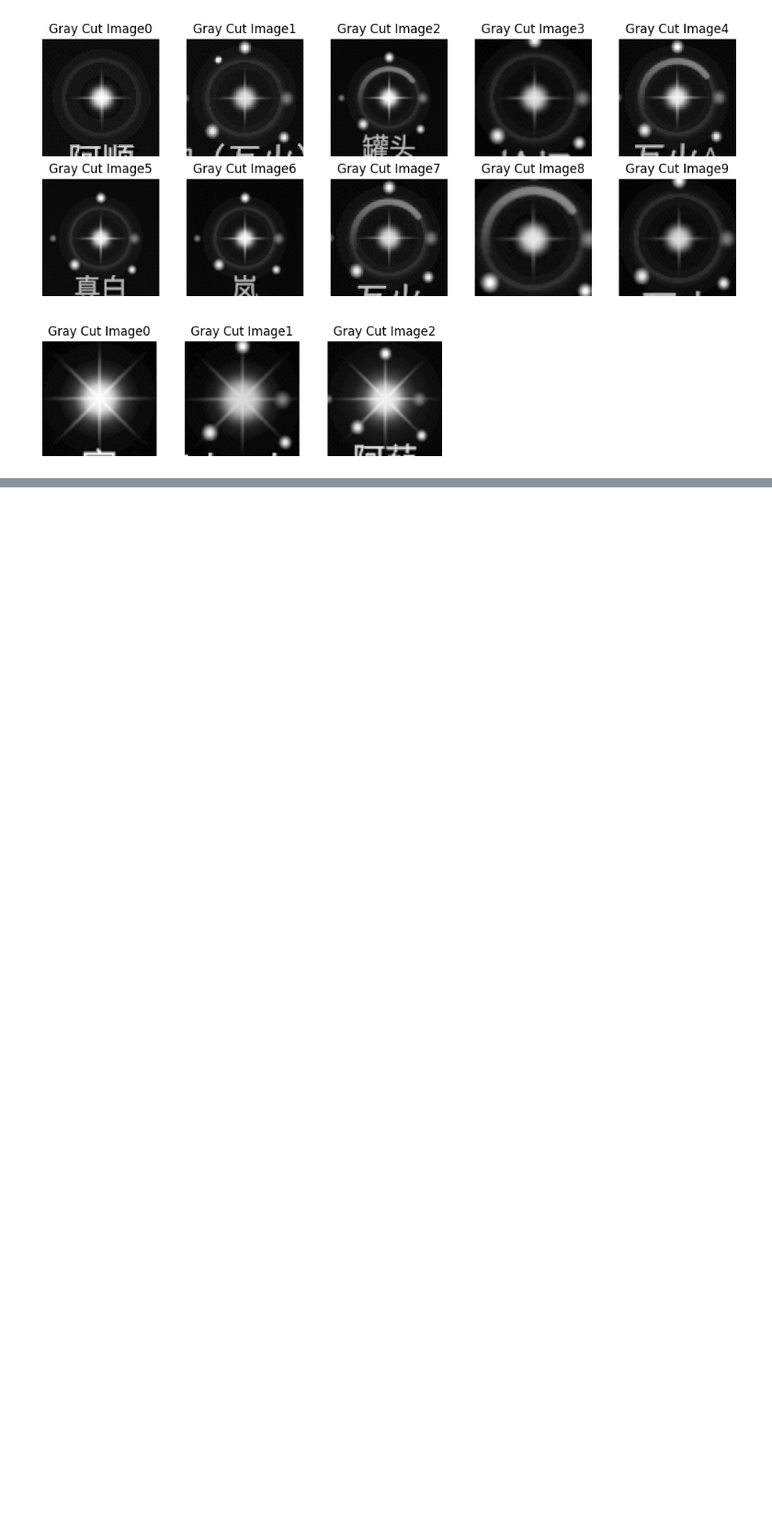
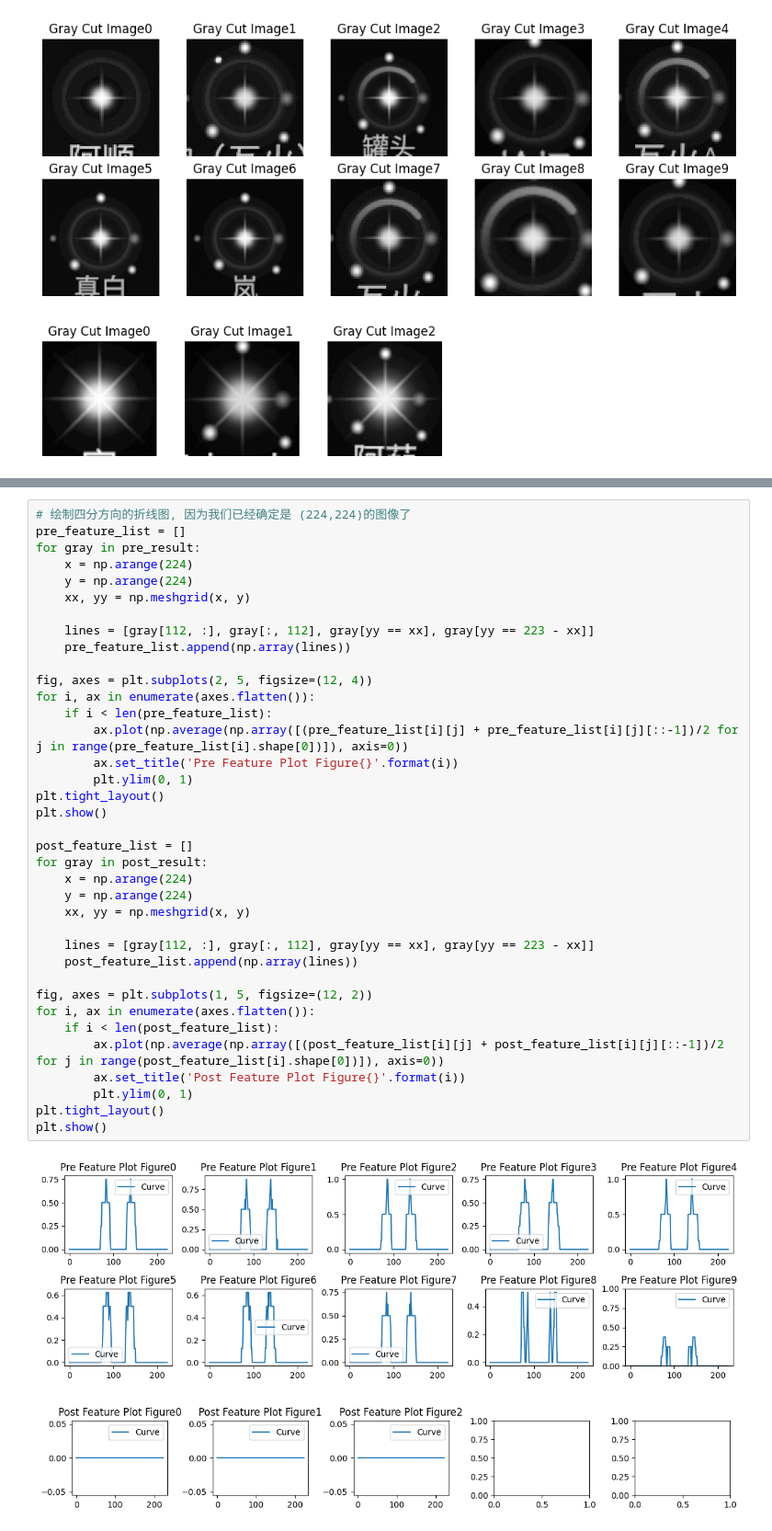
Before and after one commit to hhhhc-da/sky-auto-collect, a Jupyter notebook: heart/heart-image.ipynb, the cells around one changed output, grey strips where cells are left out. Shown at 92% size. Saved outputs shown, nothing was run; the diff lists cells and outputs as text; blank space fills up the shorter version.

```diff
--- a/heart/heart-image.ipynb
+++ b/heart/heart-image.ipynb
@@ -397,0 +561,40 @@ plt.show()
+# %%
+# 绘制四分方向的折线图, 因为我们已经确定是 (224,224)的图像了
+pre_feature_list = []
+for gray in pre_result:
+    x = np.arange(224)
+    y = np.arange(224)
+    xx, yy = np.meshgrid(x, y)
+
+    lines = [gray[112, :], gray[:, 112], gray[yy == xx], gray[yy == 223 - xx]]
+    pre_feature_list.append(np.array(lines))
+
+fig, axes = plt.subplots(2, 5, figsize=(12, 4))
+for i, ax in enumerate(axes.flatten()):
+    if i < len(pre_feature_list):
+        ax.plot(np.average(np.array([(pre_feature_list[i][j] + pre_feature_list[i][j][::-1])/2 for j in range(pre_feature_list[i].shape[0])]), axis=0))
+        ax.set_title('Pre Feature Plot Figure{}'.format(i))
+        plt.ylim(0, 1)
+plt.tight_layout()
+plt.show()
+
+post_feature_list = []
+for gray in post_result:
+    x = np.arange(224)
+    y = np.arange(224)
+    xx, yy = np.meshgrid(x, y)
+
+    lines = [gray[112, :], gray[:, 112], gray[yy == xx], gray[yy == 223 - xx]]
+    post_feature_list.append(np.array(lines))
+
+fig, axes = plt.subplots(1, 5, figsize=(12, 2))
+for i, ax in enumerate(axes.flatten()):
+    if i < len(post_feature_list):
+        ax.plot(np.average(np.array([(post_feature_list[i][j] + post_feature_list[i][j][::-1])/2 for j in range(post_feature_list[i].shape[0])]), axis=0))
+        ax.set_title('Post Feature Plot Figure{}'.format(i))
+        plt.ylim(0, 1)
+plt.tight_layout()
+plt.show()
+# %% [output]
+[figure, added]
+[figure, added]
```
Also changed, not shown: parts of 5 cells of this notebook, 2 other files.
